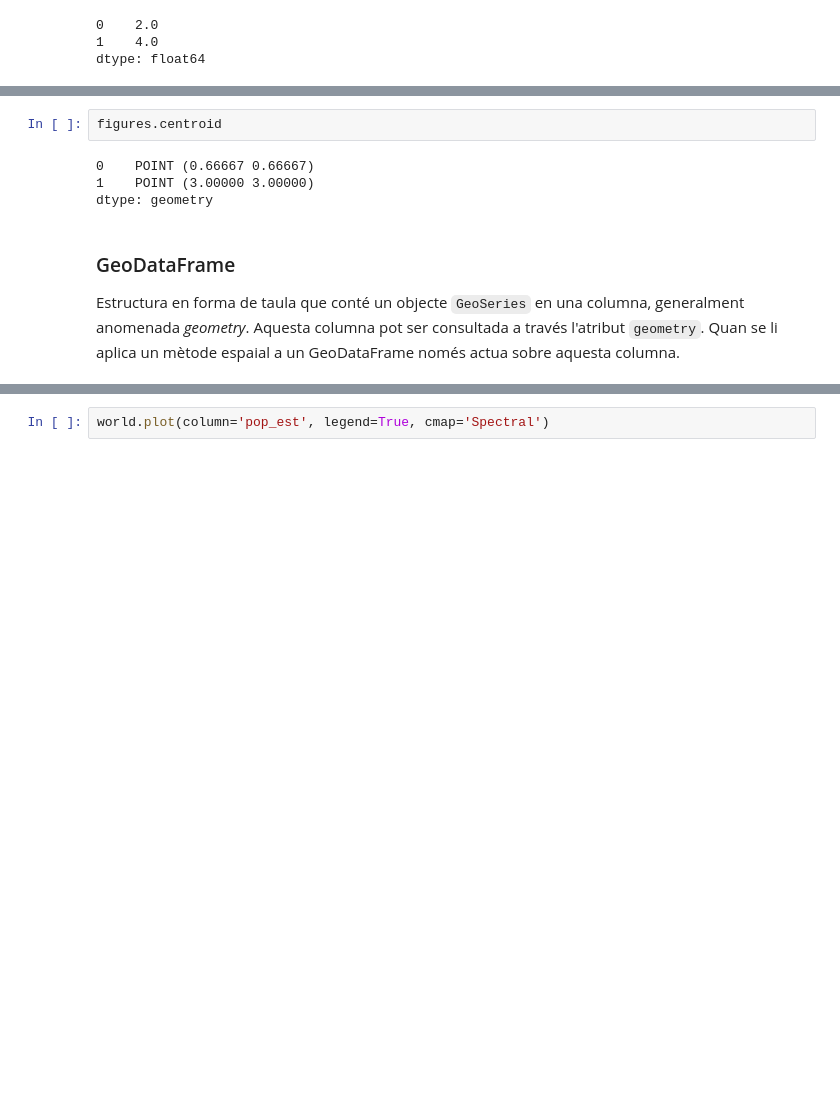
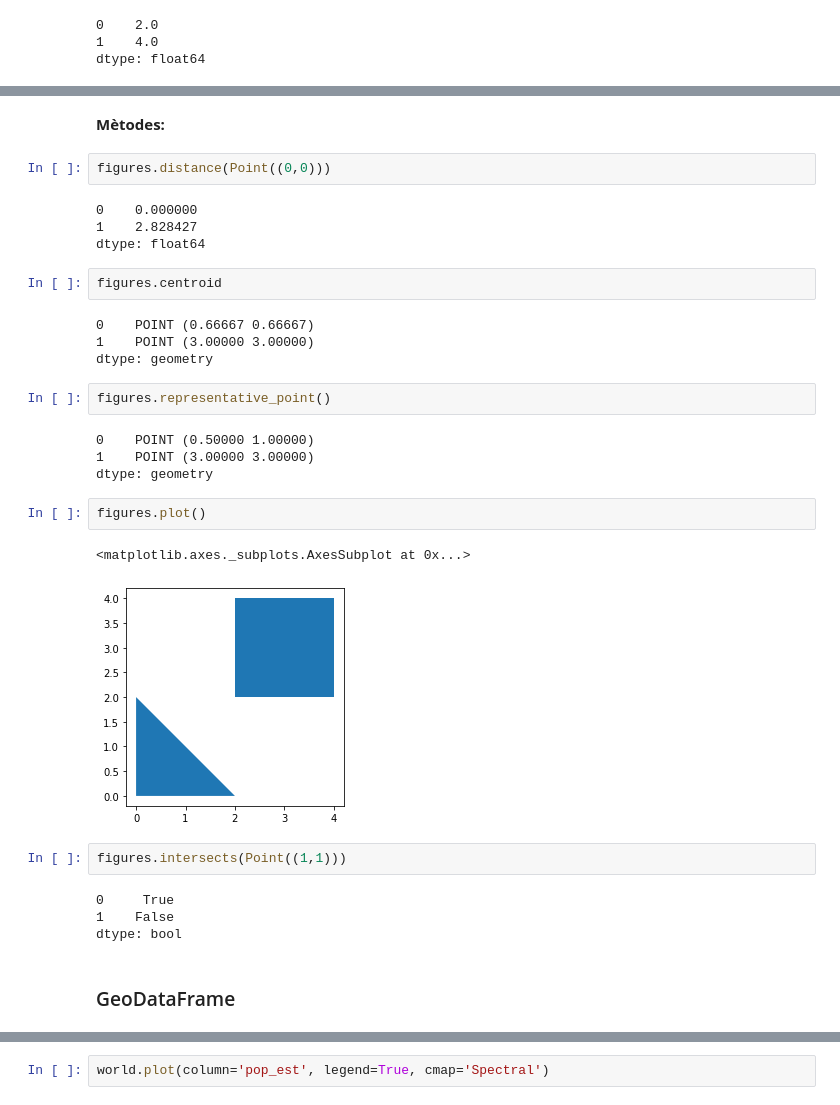
Before and after one commit to vboix2/Python, a Jupyter notebook: LlibCientifiques/GeoPandas.ipynb, the cells around one changed output, grey strips where cells are left out. Cells and saved outputs as stored; diff of their text form; blank space fills up the shorter version.

```diff
--- a/LlibCientifiques/GeoPandas.ipynb
+++ b/LlibCientifiques/GeoPandas.ipynb
@@ -74,13 +46,34 @@ dtype: float64
+# %% [markdown]
+**Mètodes:**
+# %%
+figures.distance(Point((0,0)))
+# %% [output]
+0    0.000000
+1    2.828427
+dtype: float64
 # %%
 figures.centroid
 # %% [output]
 0    POINT (0.66667 0.66667)
 1    POINT (3.00000 3.00000)
 dtype: geometry
-# %% [markdown]
-### GeoDataFrame
-
-Estructura en forma de taula que conté un objecte `GeoSeries` en una columna, generalment anomenada *geometry*.
-Aquesta columna pot ser consultada a través l'atribut `geometry`.
-Quan se li aplica un mètode espaial a un GeoDataFrame només actua sobre aquesta columna.
+# %%
+figures.representative_point()
+# %% [output]
+0    POINT (0.50000 1.00000)
+1    POINT (3.00000 3.00000)
+dtype: geometry
+# %%
+figures.plot()
+# %% [output]
+<matplotlib.axes._subplots.AxesSubplot at 0x...>
+[figure, added]
+# %%
+figures.intersects(Point((1,1)))
+# %% [output]
+0     True
+1    False
+dtype: bool
+# %% [markdown]
+### GeoDataFrame
 # %%
```
Also changed, not shown: parts of 57 cells of this notebook.
